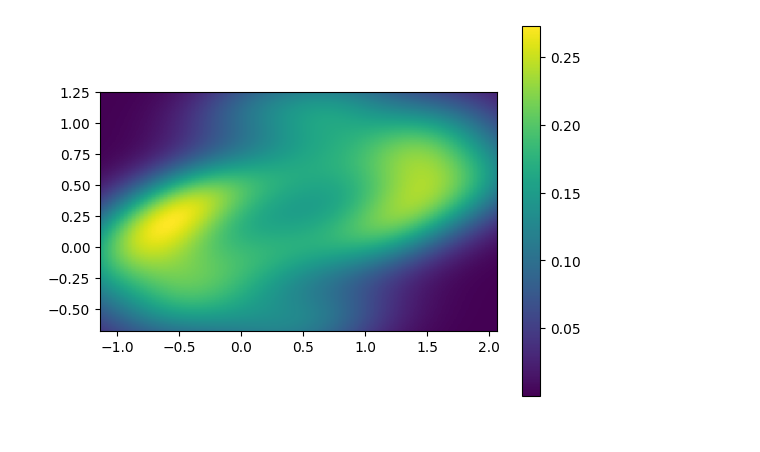
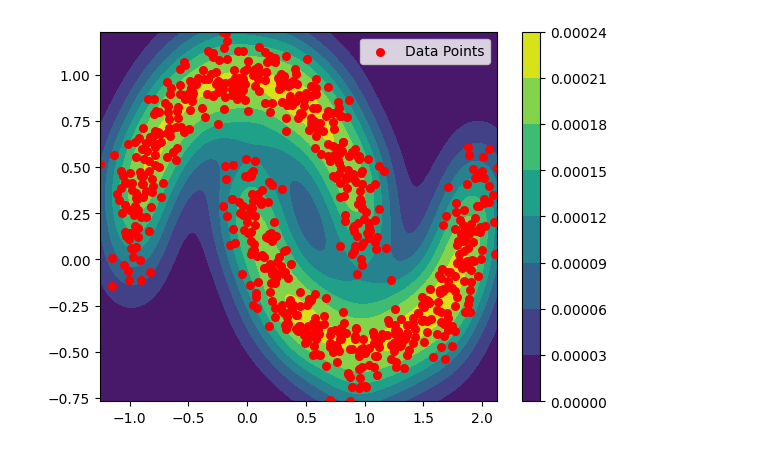
Before and after one commit to Max-Hi/GenNN, a Jupyter notebook: generative-baselines.ipynb, the cells around one changed output. Cells and saved outputs as stored; diff of their text form; code cells hidden in the pictures.

```diff
--- a/generative-baselines.ipynb
+++ b/generative-baselines.ipynb
@@ -101,20 +104,33 @@ plt.show()
-# %%
-from scipy.stats import gaussian_kde
-import matplotlib.pyplot as plt
-
-# Fit a KDE with squared exponential kernel to the data
-kde = gaussian_kde(X.T, bw_method="silverman")
-
-# Create a grid of points for visualization
-x, y = np.mgrid[X[:,0].min():X[:,0].max():100j, X[:,1].min():X[:,1].max():100j]
-positions = np.vstack([x.ravel(), y.ravel()])
-
-# Evaluate the KDE on the grid
-density = kde(positions)
-
-# Visualize the KDE
-plt.imshow(density.reshape(x.shape), extent=[X[:,0].min(), X[:,0].max(), X[:,1].min(), X[:,1].max()])
-plt.colorbar()
-plt.show()
-# %% [output]
-[figure, removed]
+# %%
+def KDE(BANDWIDTH, visualize = False):# Define the kernel function (Squared Exponential Kernel)
+    def kernel(point, datapoint):
+        return np.exp(-((point - datapoint) ** 2).sum() / 2 / BANDWIDTH**2)
+
+    # Create a grid for visualization
+    x, y = np.meshgrid(np.linspace(X[:, 0].min(), X[:, 0].max(), 100), np.linspace(X[:, 1].min(), X[:, 1].max(), 100))
+
+    # Initialize the KDE estimate
+    pdf = np.zeros(x.shape)
+
+    # Compute the KDE estimate for each point on the grid
+    for i in range(x.shape[0]):
+        for j in range(x.shape[1]):
+            point = np.array([x[i, j], y[i, j]])
+            for data_point in X:
+                pdf[i, j] += kernel(point, data_point)
+
+    # Normalize the PDF to represent a probability density
+    pdf /= pdf.sum()
+
+    if visualize:# Visualize the KDE estimate
+        plt.contourf(x, y, pdf, cmap='viridis')
+        plt.colorbar()
+        plt.scatter(X[:, 0], X[:, 1], c='r', marker='o', s=30, label="Data Points")
+        plt.legend()
+        plt.show()
+
+    return pdf
+
+kde = KDE(0.2, True)
+# %% [output]
+[figure, added]
```
Also changed, not shown: parts of 8 cells of this notebook.
